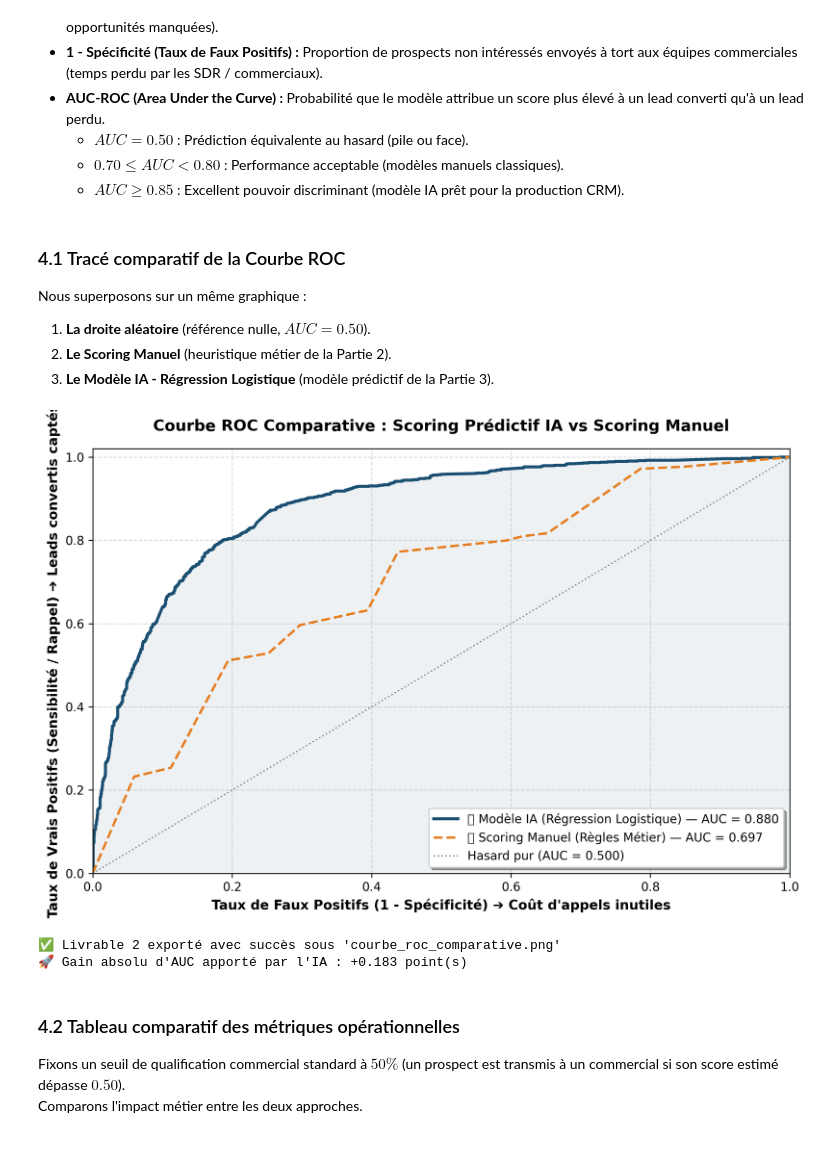
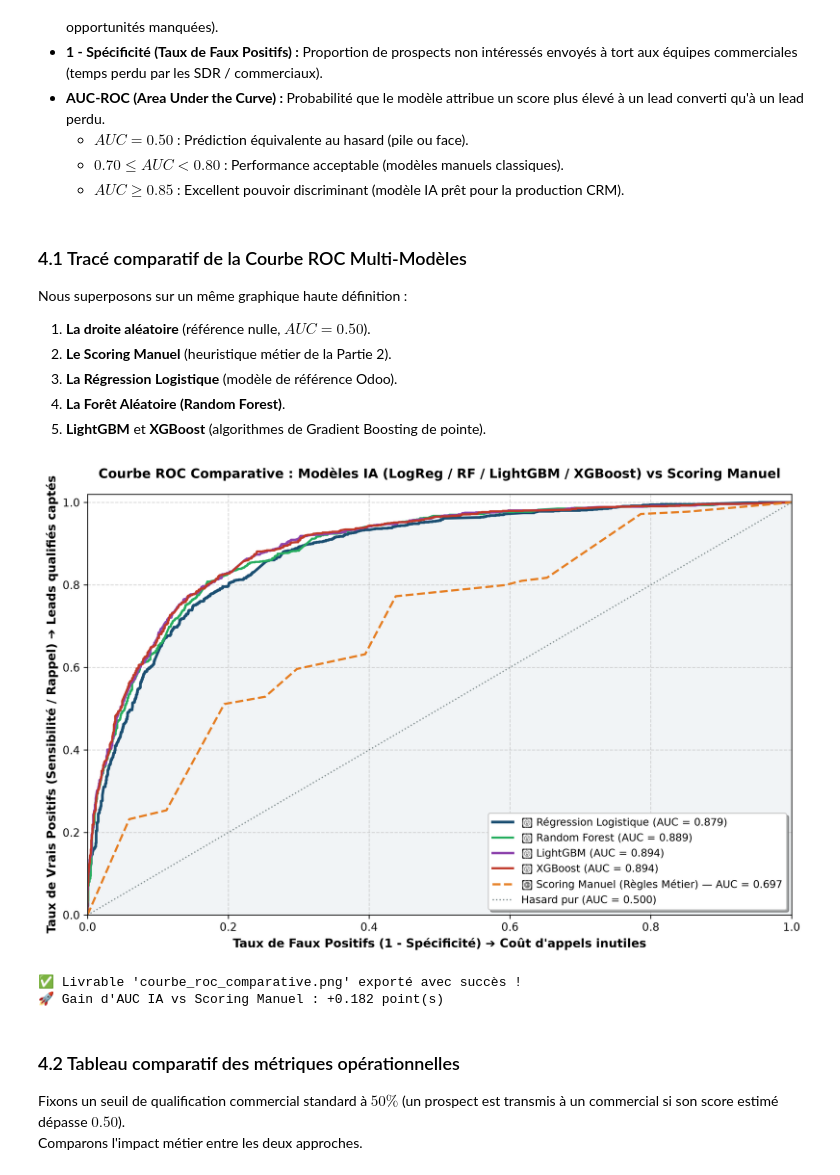
Before and after one commit to Ilyas-BELELYAZID/lead_scoring_crm, a Jupyter notebook: lead_scoring.ipynb, the cells around one changed output. Drawn from its saved outputs; the diff is of its cells as text; code cells hidden in the pictures; blank space fills up the shorter version.

Commit message:
feat(ml): add LightGBM/XGBoost benchmarks, portable paths, deliverables, and CRM opportunity fixes

```diff
--- a/lead_scoring.ipynb
+++ b/lead_scoring.ipynb
@@ -523,59 +583,72 @@ La Régression Logistique est retenue pour sa transparence, son explicabilité e
   * $0.70 \le AUC < 0.80$ : Performance acceptable (modèles manuels classiques).
   * $AUC \ge 0.85$ : Excellent pouvoir discriminant (modèle IA prêt pour la production CRM).
 # %% [markdown]
-### 4.1 Tracé comparatif de la Courbe ROC
-Nous superposons sur un même graphique :
+### 4.1 Tracé comparatif de la Courbe ROC Multi-Modèles
+Nous superposons sur un même graphique haute définition :
 1. **La droite aléatoire** (référence nulle, $AUC = 0.50$).
 2. **Le Scoring Manuel** (heuristique métier de la Partie 2).
-3. **Le Modèle IA - Régression Logistique** (modèle prédictif de la Partie 3).
+3. **La Régression Logistique** (modèle de référence Odoo).
+4. **La Forêt Aléatoire (Random Forest)**.
+5. **LightGBM** et **XGBoost** (algorithmes de Gradient Boosting de pointe).
 # %%
 import matplotlib.pyplot as plt
 from sklearn.metrics import roc_curve, roc_auc_score
 
-# 1. Calcul des points de la courbe ROC et des aires (AUC)
-fpr_ia, tpr_ia, _ = roc_curve(y_test, y_scores_ia)
-auc_ia = roc_auc_score(y_test, y_scores_ia)
-
+# 1. Calcul des métriques du Scoring Manuel (Baseline)
+auc_man = roc_auc_score(y_test, y_scores_manual)
 fpr_man, tpr_man, _ = roc_curve(y_test, y_scores_manual)
-auc_man = roc_auc_score(y_test, y_scores_manual)
 
 # 2. Configuration du graphique haute définition
-plt.figure(figsize=(9, 6), dpi=300)
+plt.figure(figsize=(10, 6.5), dpi=300)
 
-# Courbe du modèle IA
-plt.plot(fpr_ia, tpr_ia, color="#1b4f72", lw=2.5,
-         label=f"🤖 Modèle IA (Régression Logistique) — AUC = {auc_ia:.3f}")
+# Couleurs et styles dédiés pour chaque modèle
+palette = {
+    'Régression Logistique': {'color': '#1b4f72', 'lw': 2.5, 'ls': '-'},
+    'Random Forest':         {'color': '#27ae60', 'lw': 2.0, 'ls': '-'},
+    'LightGBM':              {'color': '#8e44ad', 'lw': 2.2, 'ls': '-'},
+    'XGBoost':               {'color': '#c0392b', 'lw': 2.0, 'ls': '-'}
+}
 
-# Courbe du Scoring Manuel
-plt.plot(fpr_man, tpr_man, color="#e67e22", lw=2, linestyle="--",
+# 3. Tracé des courbes des modèles IA
+for name, probs in model_predictions.items():
+    fpr, tpr, _ = roc_curve(y_test, probs)
+    auc = model_auc_scores[name]
+    style = palette.get(name, {'color': 'blue', 'lw': 1.8, 'ls': '-'})
+    plt.plot(fpr, tpr, color=style['color'], lw=style['lw'], linestyle=style['ls'],
+             label=f"🤖 {name} (AUC = {auc:.3f})")
+
+# 4. Courbe du Scoring Manuel (Baseline heuristique)
+plt.plot(fpr_man, tpr_man, color='#e67e22', lw=2, linestyle='--',
          label=f"📝 Scoring Manuel (Règles Métier) — AUC = {auc_man:.3f}")
 
-# Ligne de référence aléatoire
-plt.plot([0, 1], [0, 1], color="#7f8c8d", lw=1.2, linestyle=":", label="Hasard pur (AUC = 0.500)")
+# 5. Ligne de référence aléatoire
+plt.plot([0, 1], [0, 1], color='#7f8c8d', lw=1.2, linestyle=':', label='Hasard pur (AUC = 0.500)')
 
-# Remplissage de l'aire sous la courbe IA
-plt.fill_between(fpr_ia, tpr_ia, alpha=0.08, color="#1b4f72")
+# Remplissage esthétique sous la courbe de la Régression Logistique
+fpr_lr, tpr_lr, _ = roc_curve(y_test, model_predictions['Régression Logistique'])
+plt.fill_between(fpr_lr, tpr_lr, alpha=0.06, color='#1b4f72')
 
 # Habillage professionnel
 plt.xlim([0.0, 1.0])
 plt.ylim([0.0, 1.02])
-plt.xlabel("Taux de Faux Positifs (1 - Spécificité) ➔ Coût d'appels inutiles", fontsize=11, fontweight="bold")
-plt.ylabel("Taux de Vrais Positifs (Sensibilité / Rappel) ➔ Leads convertis captés", fontsize=11, fontweight="bold")
-plt.title("Courbe ROC Comparative : Scoring Prédictif IA vs Scoring Manuel", fontsize=13, fontweight="bold", pad=15)
-plt.legend(loc="lower right", fontsize=10, frameon=True, shadow=True)
-plt.grid(True, linestyle="--", alpha=0.5)
+plt.xlabel("Taux de Faux Positifs (1 - Spécificité) ➔ Coût d'appels inutiles", fontsize=11, fontweight='bold')
+plt.ylabel("Taux de Vrais Positifs (Sensibilité / Rappel) ➔ Leads qualifiés captés", fontsize=11, fontweight='bold')
+plt.title("Courbe ROC Comparative : Modèles IA (LogReg / RF / LightGBM / XGBoost) vs Scoring Manuel", fontsize=12, fontweight='bold', pad=15)
+plt.legend(loc='lower right', fontsize=9.5, frameon=True, shadow=True)
+plt.grid(True, linestyle='--', alpha=0.5)
 
-# Sauvegarde du Livrable 2 en image haute résolution
+# Sauvegarde haute résolution
 plt.tight_layout()
-plt.savefig("courbe_roc_comparative.png", dpi=300)
+plt.savefig('courbe_roc_comparative.png', dpi=300)
 plt.show()
 
-print(f"✅ Livrable 2 exporté avec succès sous 'courbe_roc_comparative.png'")
-print(f"🚀 Gain absolu d'AUC apporté par l'IA : +{(auc_ia - auc_man):.3f} point(s)")
+auc_lr = model_auc_scores.get('Régression Logistique', roc_auc_score(y_test, y_scores_ia))
+print(f"✅ Livrable 'courbe_roc_comparative.png' exporté avec succès !")
+print(f"🚀 Gain d'AUC IA vs Scoring Manuel : +{(auc_lr - auc_man):.3f} point(s)")
 # %% [output]
-[figure, old version]
+[figure, new version]
-✅ Livrable 2 exporté avec succès sous 'courbe_roc_comparative.png'
-🚀 Gain absolu d'AUC apporté par l'IA : +0.183 point(s)
+✅ Livrable 'courbe_roc_comparative.png' exporté avec succès !
+🚀 Gain d'AUC IA vs Scoring Manuel : +0.182 point(s)
 # %% [markdown]
 ### 4.2 Tableau comparatif des métriques opérationnelles
 Fixons un seuil de qualification commercial standard à **$50\%$** (un prospect est transmis à un commercial si son score estimé dépasse $0.50$).
```
Also changed, not shown: parts of 21 cells of this notebook, 7 other files.
